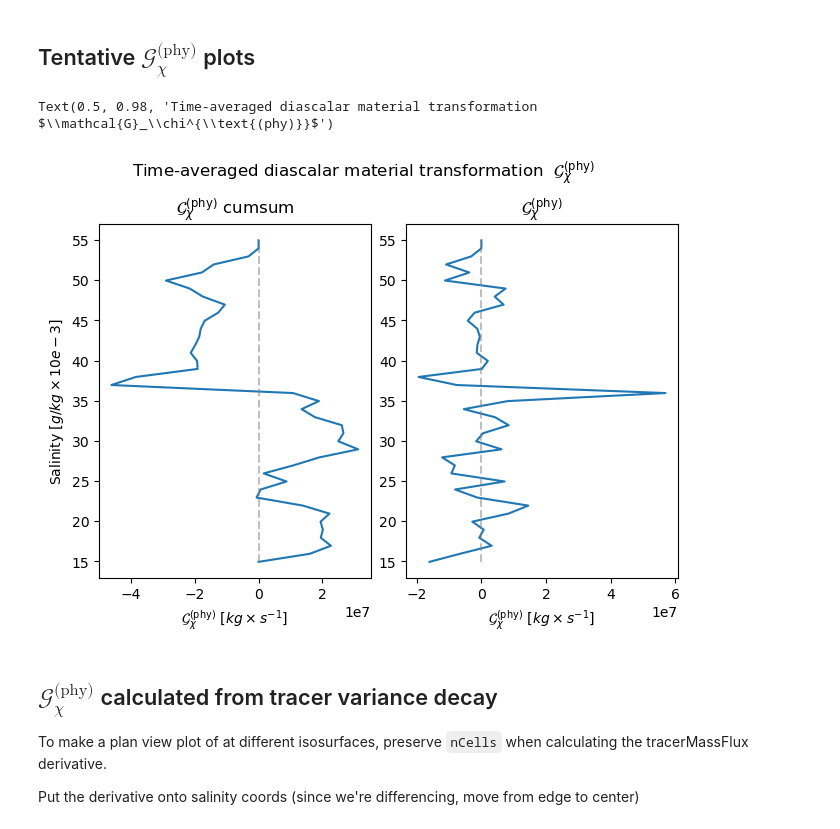
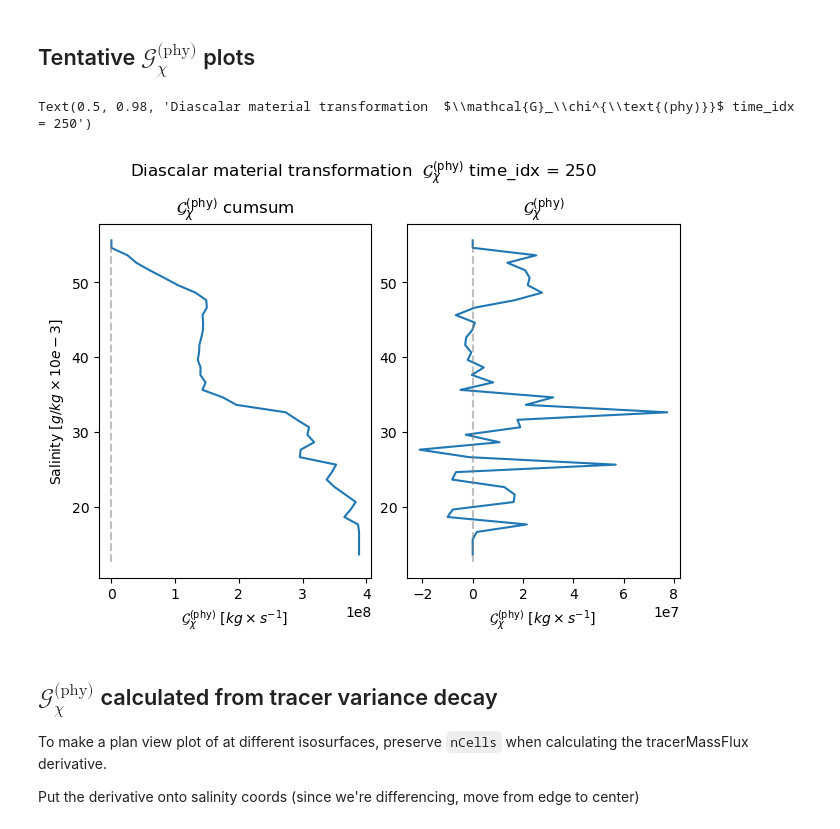
Before and after one commit to kailauyeda/WMT_DVD, a Jupyter notebook: bichan/analysis/preliminary_analysis.ipynb, the cells around one changed output. Drawn from its saved outputs; the diff is of its cells as text; code cells hidden in the pictures.

```diff
--- a/bichan/analysis/preliminary_analysis.ipynb
+++ b/bichan/analysis/preliminary_analysis.ipynb
@@ -428,17 +439,0 @@ ds_dvd_salinity_chiZ_transformed = grid.transform(integrand_chi,
-# %%
-# then calculate the first derivative
-tendency = np.zeros(len(target_coords))
-
-# first derivative (from salinity_P1 coords to salinity coords)
-for i in range(0,len(target_coords)-2):
-    d_tracerMassFlux = ds_dvd_salinity_chiZ_transformed[:,i].sum() - ds_dvd_salinity_chiZ_transformed[:,i+1].sum()
-    d_tracerMassFlux_dlambda = d_tracerMassFlux / dlambda
-    tendency[i] = d_tracerMassFlux_dlambda
-
-# second derivative (from salinity coords to salinity_P1 coords)
-G_phy_chi = np.zeros(len(target_coords))
-
-for i in range(0,len(target_coords)-2):
-    d_tendency = tendency[i] - tendency[i+1]
-    d_tendency_dlambda = d_tendency / dlambda
-    G_phy_chi[i] = -(1/2) * d_tendency_dlambda # by def, G_phy_chi is multiplied by - 1/2
@@ -445,28 +464,30 @@ for i in range(0,len(target_coords)-2):
 # %% [markdown]
 ## Tentative $\mathcal{G}^{\text{(phy)}}_\chi$ plots
+# %%
+# cumsum from bottom (lowest salinity class) to top (highest salinity class)
+# we need to perform a reverse cumsum because our water mass M is defined to be all values GREATER Than threshold lambda
+G_phy_chi = G_phy_chi_ds.isel(Time=time_idx).sum(dim='nCells')
+
+rev_G_phy_chi = np.flipud(G_phy_chi)
+cumsum_rev_G_phy_chi = np.cumsum(rev_G_phy_chi)
+# reverse back to match highest salinity value to lowest cumsum value
+cumsum_G_phy_chi = np.flipud(cumsum_rev_G_phy_chi)
 # %%
 fig, ax = plt.subplots(nrows=1,ncols=2,constrained_layout=True)
-# cumsum from bottom (lowest salinity class) to top (highest salinity class)
-# we need to perform a reverse cumsum because our water mass M is defined to be all values GREATER Than threshold lambda
 
-rev_G_phy_chi = np.flipud(G_phy_chi)
-cumsum_rev_G_phy_chi = np.cumsum(rev_G_phy_chi)
-# reverse back to match highest salinity value to lowest cumsum value
-cumsum_G_phy_chi = np.flipud(cumsum_rev_G_phy_chi)
-
-ax[0].plot(cumsum_G_phy_chi, target_coords)
+ax[0].plot(cumsum_G_phy_chi, G_phy_chi_ds.salinity)
 ax[0].set_title(r'$\mathcal{G}_\chi^{\text{(phy)}}$ cumsum')
-ax[1].plot(G_phy_chi, target_coords)
+ax[1].plot(G_phy_chi, G_phy_chi_ds.salinity)
 ax[1].set_title(r'$\mathcal{G}_\chi^{\text{(phy)}}$')
-ax[0].vlines(0,ymin=target_coords[0], ymax = target_coords[-1], color='gray', alpha=0.5,linestyle='dashed')
-ax[1].vlines(0,ymin=target_coords[0], ymax = target_coords[-1], color='gray', alpha=0.5,linestyle='dashed')
+ax[0].vlines(0,ymin=target_coords[0], ymax = G_phy_chi_ds.salinity[-1], color='gray', alpha=0.5,linestyle='dashed')
+ax[1].vlines(0,ymin=target_coords[0], ymax = G_phy_chi_ds.salinity[-1], color='gray', alpha=0.5,linestyle='dashed')
 
 ax[0].set_xlabel(r'$\mathcal{G}_\chi^{\text{(phy)}} \,\, \left[kg \times s^{-1}\right]$ ')
 ax[0].set_ylabel(r'Salinity $\left[ g/kg \times 10e-3\right]$')
 
 ax[1].set_xlabel(r'$\mathcal{G}_\chi^{\text{(phy)}} \,\, \left[kg \times s^{-1}\right]$ ')
 
-fig.suptitle(r'Time-averaged diascalar material transformation  $\mathcal{G}_\chi^{\text{(phy)}}$')
+fig.suptitle(r'Diascalar material transformation  $\mathcal{G}_\chi^{\text{(phy)}}$ time_idx = 250')
 # %% [output]
-Text(0.5, 0.98, 'Time-averaged diascalar material transformation  $\\mathcal{G}_\\chi^{\\text{(phy)}}$')
+Text(0.5, 0.98, 'Diascalar material transformation  $\\mathcal{G}_\\chi^{\\text{(phy)}}$ time_idx = 250')
-[figure, old version]
+[figure, new version]
```
Also changed, not shown: parts of 13 cells of this notebook.
